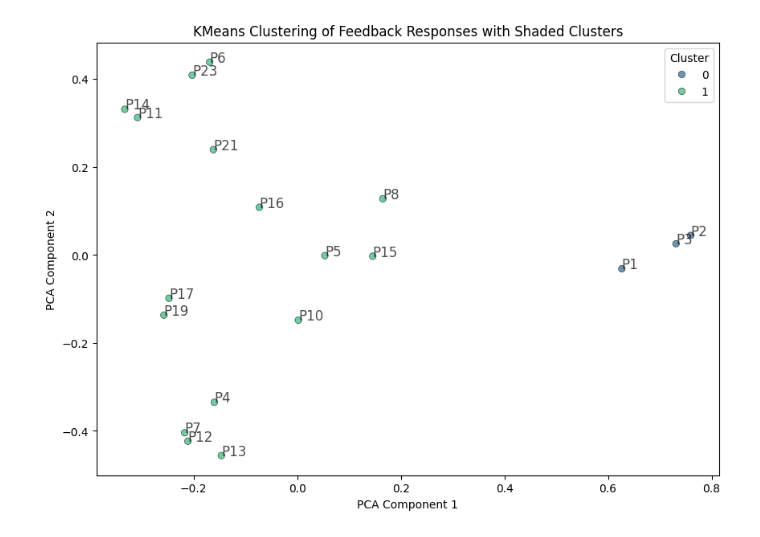
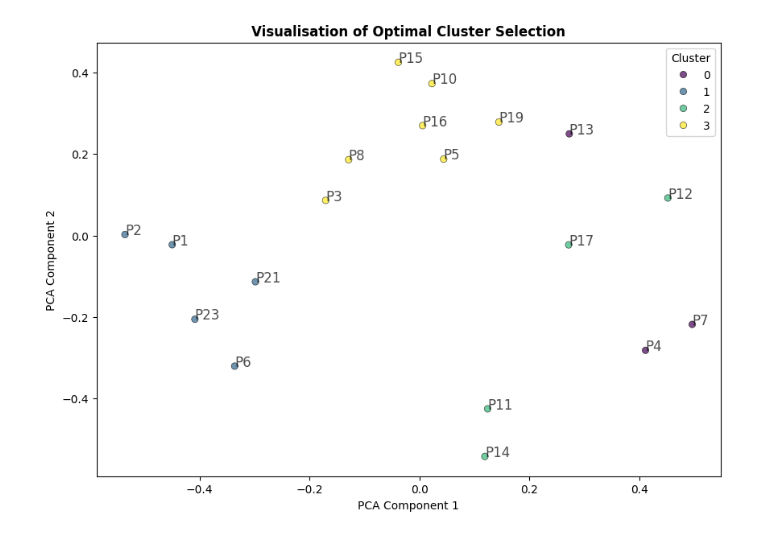
Before and after one commit to KrispyNoodles/SIT_Chatbot, a Jupyter notebook: viz/feedback_viz.ipynb, the cells around one changed output. Drawn from its saved outputs; the diff is of its cells as text; code cells hidden in the pictures.

Commit message:
added more viz and edited data

```diff
--- a/viz/feedback_viz.ipynb
+++ b/viz/feedback_viz.ipynb
@@ -94,34 +76,44 @@ import numpy as np
 import pandas as pd
 from mpl_toolkits.mplot3d import Axes3D
 from sklearn.metrics import silhouette_score
+from sklearn.metrics import mean_squared_error
 
 # Generate embeddings using Azure OpenAI
 embeddings = np.array([embeddings_model.embed_query(response) for response in responses])
 
 # Determine optimal number of clusters using the elbow method
-inertia = []
+mse_scores = []
 silhouette_scores = []
 cluster_range = range(2, 15)  # Checking clusters from 2 to 20
 
+# Compute MSE for each cluster count
 for k in cluster_range:
     kmeans = KMeans(n_clusters=k, random_state=42, n_init=10)
     kmeans.fit(embeddings)
-    inertia.append(kmeans.inertia_)
+    mse = mean_squared_error(embeddings, kmeans.cluster_centers_[kmeans.labels_])
+    mse_scores.append(mse)
     silhouette_scores.append(silhouette_score(embeddings, kmeans.labels_))
 
-# Plot Elbow Method (Inertia)
+# Plot Elbow Method using MSE
 plt.figure(figsize=(10, 5))
-plt.plot(cluster_range, inertia, marker='o', linestyle='--')
+plt.plot(cluster_range, mse_scores, marker='o', linestyle='--', color='b')
 plt.xlabel('Number of Clusters')
-plt.ylabel('Inertia')
-plt.title('Elbow Method for Optimal Cluster Selection')
+plt.ylabel('Mean Squared Error (MSE)')
+plt.title('Elbow Method for Optimal Cluster Selection (MSE)', fontweight="bold")
+plt.grid(True)
 plt.show()
+
+
 
 # Plot Silhouette Scores
 plt.figure(figsize=(10, 5))
 plt.plot(cluster_range, silhouette_scores, marker='s', linestyle='-', color='r')
+
+# Add vertical line at x = 4
+plt.axvline(x=4, color='red', linestyle='--', label='x = 4')
+
 plt.xlabel('Number of Clusters')
 plt.ylabel('Silhouette Score')
-plt.title('Silhouette Score for Optimal Cluster Selection')
+plt.title('Silhouette Score for Optimal Cluster Selection', fontweight="bold")
 plt.show()
 # %% [output]
@@ -131,37 +123,42 @@ plt.show()
 import seaborn as sns
 
 # Choose optimal number of clusters (user can decide based on elbow method and silhouette score)
-optimal_clusters = 2  # Change based on observation
+optimal_clusters = 4  # Change based on observation
+
+viridis_colors_palette = ['#440154',  # Dark Purple (Cluster 0)
+                  '#30678D',  # Dark Blue (Cluster 1)
+                  '#35B779',  # Green/Teal (Cluster 2)
+                  '#FDE724']  # Yellow (Cluster 3)
 
 # Apply KMeans Clustering with optimal clusters
 kmeans = KMeans(n_clusters=optimal_clusters, random_state=42, n_init=10)
 kmeans.fit(embeddings)
 labels = kmeans.labels_
 
 # Apply PCA to reduce dimensions to 2D for visualization
 pca = PCA(n_components=2)
 reduced_vectors = pca.fit_transform(embeddings)
 
 # Convert to DataFrame for Seaborn plotting
 df_plot = pd.DataFrame({'PCA1': reduced_vectors[:, 0], 'PCA2': reduced_vectors[:, 1], 'Cluster': labels, 'Participant ID': participant_ids})
 
 # Plot the clustered responses in 2D space with shaded clusters
 plt.figure(figsize=(10, 7))
-sns.scatterplot(data=df_plot, x='PCA1', y='PCA2', hue='Cluster', palette='viridis', alpha=0.7, edgecolor='k')
+sns.scatterplot(data=df_plot, x='PCA1', y='PCA2', hue='Cluster', palette=viridis_colors_palette, alpha=0.7, edgecolor='k')
 
 # Annotate points with participant IDs
 for i, row in df_plot.iterrows():
     plt.text(row['PCA1'], row['PCA2'], row['Participant ID'], fontsize=12, alpha=0.7)
 
 plt.xlabel("PCA Component 1")
 plt.ylabel("PCA Component 2")
-plt.title("KMeans Clustering of Feedback Responses with Shaded Clusters")
+plt.title("Visualisation of Optimal Cluster Selection", fontweight="bold")
 plt.legend(title="Cluster")
 plt.show()
 
 # Create DataFrame to display results
 df_result = pd.DataFrame({'Participant ID': participant_ids, 'Response': responses, 'Cluster': labels})
 df_result.sort_values(by='Cluster', inplace=True)
 df_result.reset_index(drop=True, inplace=True)
 # %% [output]
-[figure, old version]
+[figure, new version]
```
Also changed, not shown: parts of 5 cells of this notebook, 8 other files.
